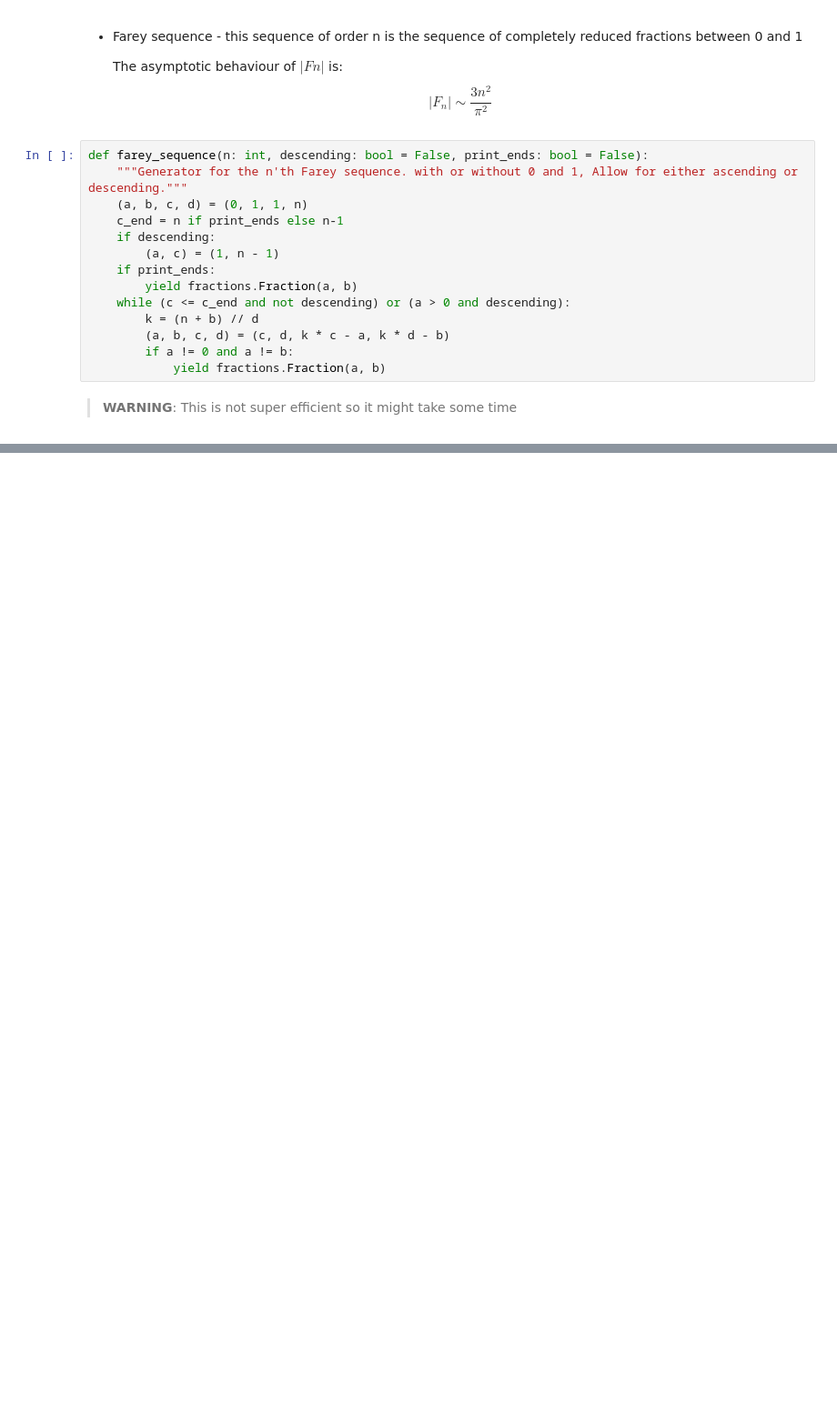
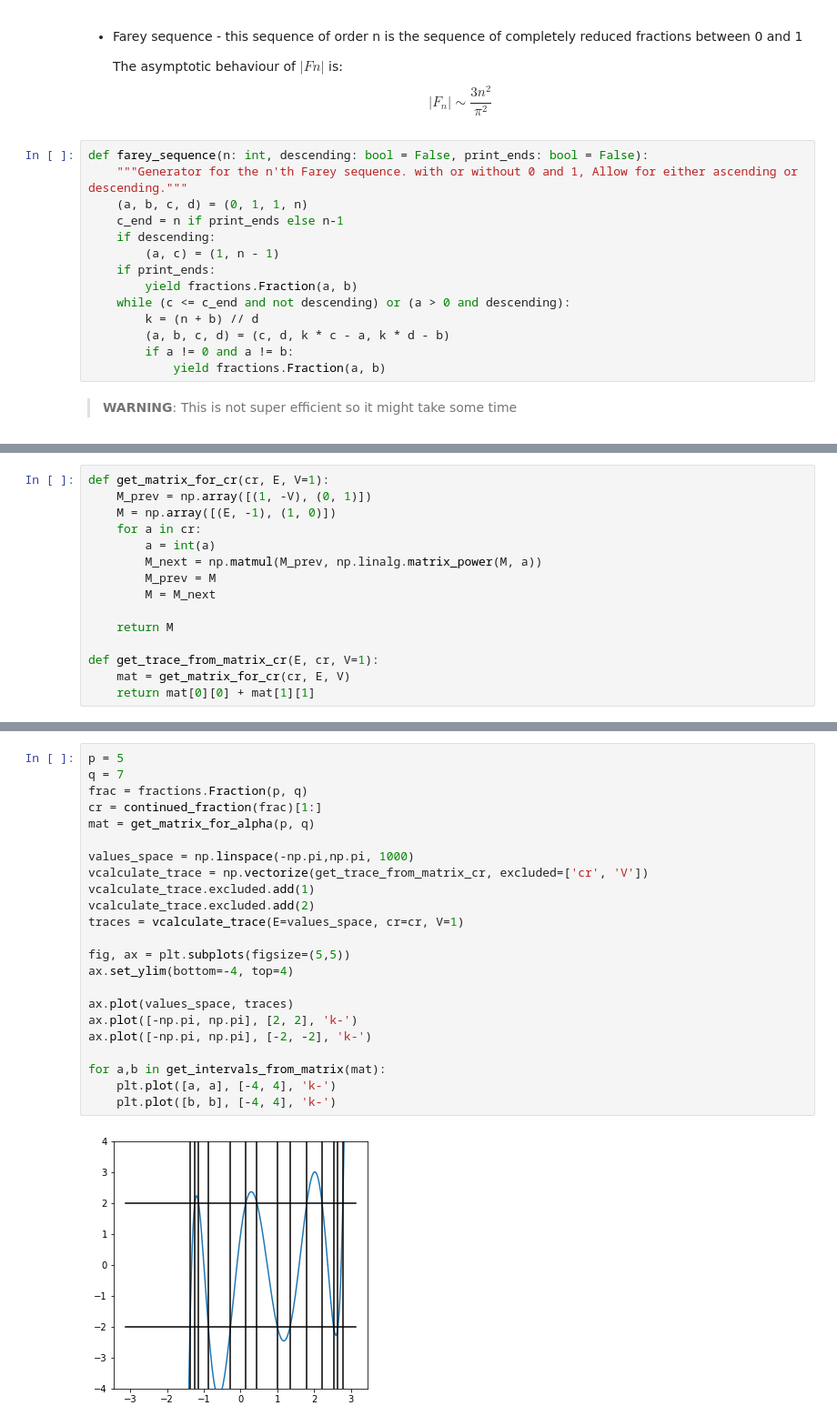
Before and after one commit to DaAnIV/Quasiperiodic, a Jupyter notebook: Butterfly.ipynb, the cells around one changed output, grey strips where cells are left out. Shown: that part at 91% size. Drawn from its saved outputs; the diff is of its cells as text; blank space fills up the shorter version.

```diff
--- a/Butterfly.ipynb
+++ b/Butterfly.ipynb
@@ -286,0 +528,15 @@ Wall time: 15min 53s
+# %%
+def get_matrix_for_cr(cr, E, V=1):
+    M_prev = np.array([(1, -V), (0, 1)])
+    M = np.array([(E, -1), (1, 0)])
+    for a in cr:
+        a = int(a)
+        M_next = np.matmul(M_prev, np.linalg.matrix_power(M, a))
+        M_prev = M
+        M = M_next
+
+    return M
+
+def get_trace_from_matrix_cr(E, cr, V=1):
+    mat = get_matrix_for_cr(cr, E, V)
+    return mat[0][0] + mat[1][1]
@@ -286,0 +554,25 @@ Wall time: 15min 53s
+# %%
+p = 5
+q = 7
+frac = fractions.Fraction(p, q)
+cr = continued_fraction(frac)[1:]
+mat = get_matrix_for_alpha(p, q)
+
+values_space = np.linspace(-np.pi,np.pi, 1000)
+vcalculate_trace = np.vectorize(get_trace_from_matrix_cr, excluded=['cr', 'V'])
+vcalculate_trace.excluded.add(1)
+vcalculate_trace.excluded.add(2)
+traces = vcalculate_trace(E=values_space, cr=cr, V=1)
+
+fig, ax = plt.subplots(figsize=(5,5))
+ax.set_ylim(bottom=-4, top=4)
+
+ax.plot(values_space, traces)
+ax.plot([-np.pi, np.pi], [2, 2], 'k-')
+ax.plot([-np.pi, np.pi], [-2, -2], 'k-')
+
+for a,b in get_intervals_from_matrix(mat):
+    plt.plot([a, a], [-4, 4], 'k-')
+    plt.plot([b, b], [-4, 4], 'k-')
+# %% [output]
+[figure, added]
```
Also changed, not shown: parts of 38 cells of this notebook, 1 other file.
